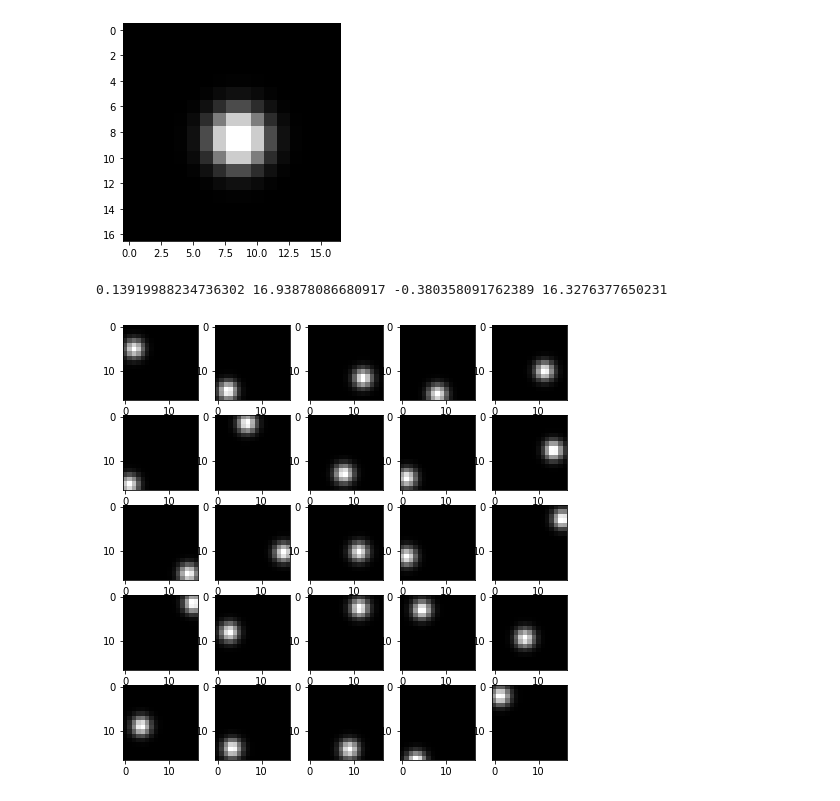
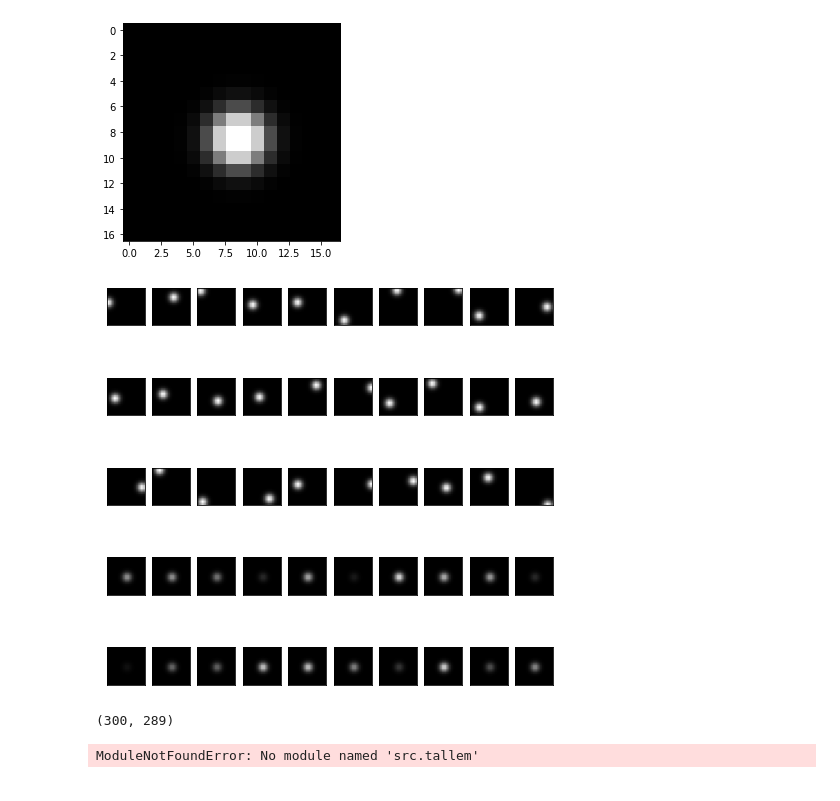
Before and after one commit to peekxc/tallem, a Jupyter notebook: notebooks/whitedot.ipynb, the cells around one changed output. Saved outputs shown, nothing was run; the diff lists cells and outputs as text; code cells hidden in the pictures.

```diff
--- a/notebooks/whitedot.ipynb
+++ b/notebooks/whitedot.ipynb
@@ -44,29 +44,90 @@ plt.imshow(gaussian_pixel([8.5, 8.5], Sigma, s=1), cmap='gray', vmin=0, vmax=np.
 <matplotlib.image.AxesImage at 0x...>
 [figure]
 # %%
+max_val = mvn_density(np.array([[0,0]]), [0, 0], Sigma)[0]
 phi = np.random.uniform(low=0, high=2*np.pi, size=100)
 theta = np.random.uniform(low=-np.pi/2, high=np.pi/2, size=100)
 
-X, Y = (phi/(2*np.pi))*17, ((theta/np.pi)*17) + 8
-
-print(np.min(X), np.max(X), np.min(Y), np.max(Y))
+X, Y = (phi/(2*np.pi))*17, ((theta/np.pi)*17) + (17/2)
+# print(np.min(X), np.max(X), np.min(Y), np.max(Y))
 
 P = [gaussian_pixel([x, y], Sigma, s=1) for x,y in np.c_[X,Y]]
 
 #print((phi/(2*np.pi)))
 # plt.imshow(P[1], cmap='gray', vmin=0, vmax=np.max(P[i]))
 
 fig = plt.figure(figsize=(8, 8))
-for i, p in enumerate(P[0:25]):
-	fig.add_subplot(5, 5, i+1)
-	plt.imshow(P[i], cmap='gray', vmin=0, vmax=np.max(P[i]))
+for i, p in enumerate(P[0:30]):
+	fig.add_subplot(5, 10, i+1)
+	plt.imshow(P[i], cmap='gray', vmin=0, vmax=max_val)
+	fig.gca().axes.get_xaxis().set_visible(False)
+	fig.gca().axes.get_yaxis().set_visible(False)
 
 
+## Generate images w/ varying intensity
+phi = np.repeat(np.pi, 100)
+theta = np.repeat(0.0, 100)
+R = np.random.uniform(low=0,high=1,size=100)
+X, Y = (phi/(2*np.pi))*17, ((theta/np.pi)*17) + (17/2)
+Q = [gaussian_pixel([x, y], Sigma, s=np.abs(r)) for x,y,r in np.c_[X,Y,R]]
+
+phi = np.repeat(0, 100)
+R = np.random.uniform(low=-1,high=0,size=100)
+X, Y = (phi/(2*np.pi))*17, ((theta/np.pi)*17) + (17/2)
+Q2 = [gaussian_pixel([x, y], Sigma, s=np.abs(r)) for x,y,r in np.c_[X,Y,R]]
+
+
+for i, p in enumerate(Q[0:20]):
+	fig.add_subplot(5, 10, i+1+30)
+	plt.imshow(Q[i], cmap='gray', vmin=0, vmax=max_val)
+	fig.gca().axes.get_xaxis().set_visible(False)
+	fig.gca().axes.get_yaxis().set_visible(False)
 
 # 	# axs[i].imshow(P[i], cmap='gray', vmin=0, vmax=np.max(P[i]))
 # 	# axs.gca().axes.get_yaxis().set_visible(False)
 # 	# axs.xticks([])
 # 	# axs.yticks([])
 # %% [output]
-0.13919988234736302 16.93878086680917 -0.380358091762389 16.3276377650231
-[figure, old version]
+[figure, new version]
+# %%
+sphere = np.vstack([np.ravel(p) for p in P])
+line_s1 = np.vstack([np.ravel(q) for q in Q])
+line_s2 = np.vstack([np.ravel(q) for q in Q2])
+dot = np.vstack((sphere, line_s1, line_s2))
+dot.shape
+# %% [output]
+(300, 289)
+# %%
+from src.tallem import TALLEM
+from src.tallem.cover import IntervalCover, BallCover
+
+
+from src.tallem.landmark import landmarks
+
+L = landmarks(dot, k=25)
+r = np.min(L['radii'])
+centers = dot[L['indices'],:]
+cover = BallCover(centers, r)
+
+## construct the cover
+cover.construct(dot)
+
+# for k,v in cover.items():
+# 	print(v)
+
+# print(cover.centers)
+## Construct the partition of unity
+
+# LandmarkCover()
+
+## Construct a cover over the polar coordinate
+#cover = IntervalCover(B[:,[1]], n_sets = 10, overlap = 0.30, gluing=[1])
+
+## Local euclidean models are specified with a function
+# f = lambda x: classical_MDS(dist(x, as_matrix=True), k = 2)
+
+# ## Parameterize TALLEM + transform the data to the obtain the coordinization
+# embedding = TALLEM(cover=cover, local_map=f, n_components=3)
+# X_transformed = embedding.fit_transform(X, B_polar)
+# %% [output]
+ModuleNotFoundError: No module named 'src.tallem'
```
Also changed, not shown: parts of 2 cells of this notebook, 8 other files.
